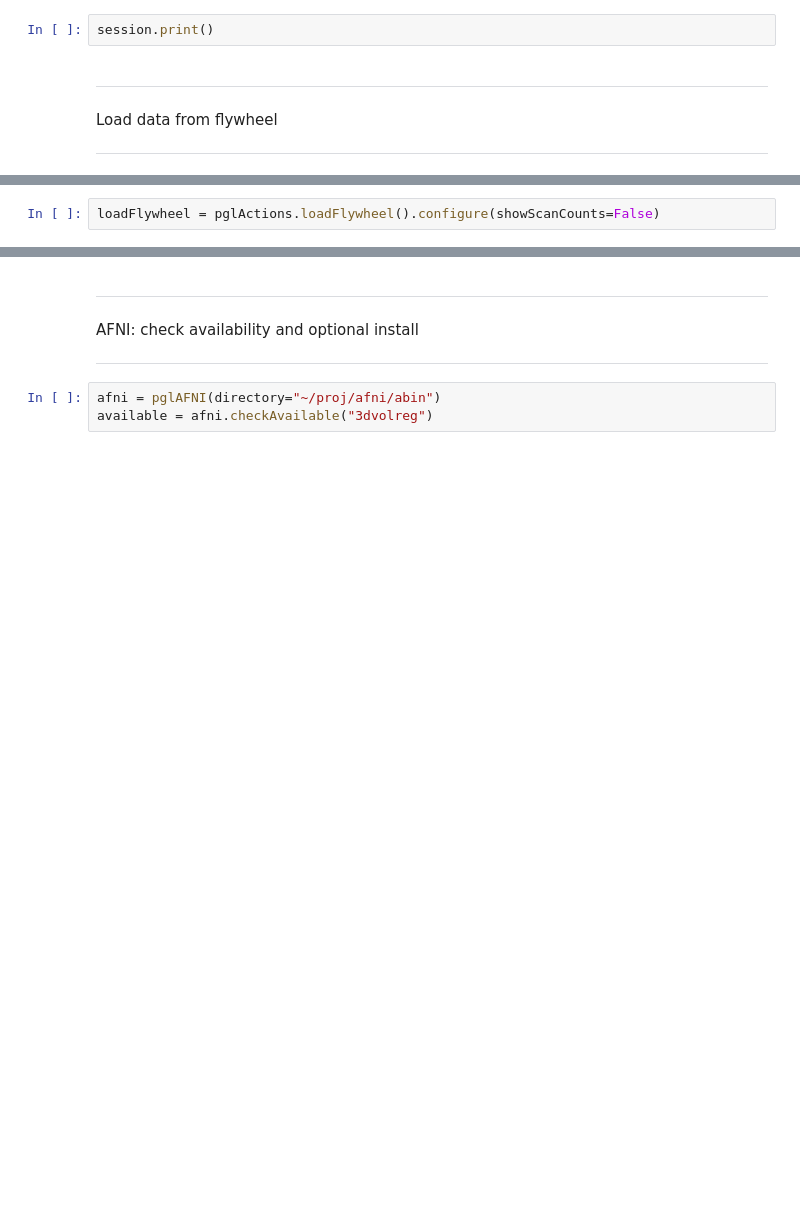
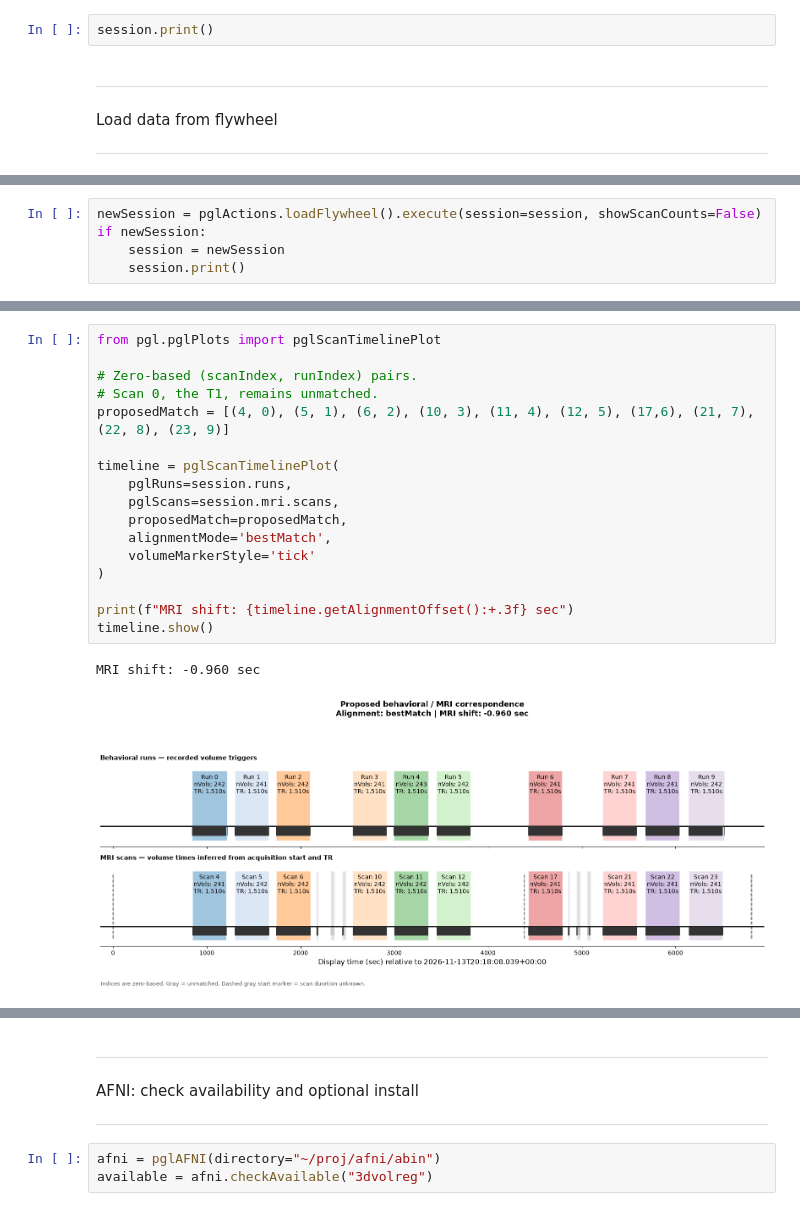
Before and after one commit to justingardner/pgl, a Jupyter notebook: tutorials/mriPipeline.ipynb, the cells around one changed output, grey strips where cells are left out. Saved outputs shown, nothing was run; the diff lists cells and outputs as text; blank space fills up the shorter version.

Commit message:
Displaying proposed match

```diff
--- a/tutorials/mriPipeline.ipynb
+++ b/tutorials/mriPipeline.ipynb
@@ -81,5 +80,8 @@ Timezone: 'America/Los_Angeles'
 # %%
-loadFlywheel = pglActions.loadFlywheel().configure(showScanCounts=False)
+newSession = pglActions.loadFlywheel().execute(session=session, showScanCounts=False)
+if newSession:
+    session = newSession
+    session.print()
 # %% [output]
 (pglFlywheel:__init__) Logged in as: Justin Gardner (jlg@stanford.edu)
 (pglFlywheelProject:loadedSessions) Loading sessions: babybrains
@@ -106,0 +125,20 @@ if newSession:
+# %%
+from pgl.pglPlots import pglScanTimelinePlot
+
+# Zero-based (scanIndex, runIndex) pairs.
+# Scan 0, the T1, remains unmatched.
+proposedMatch = [(4, 0), (5, 1), (6, 2), (10, 3), (11, 4), (12, 5), (17,6), (21, 7), (22, 8), (23, 9)]
+
+timeline = pglScanTimelinePlot(
+    pglRuns=session.runs,
+    pglScans=session.mri.scans,
+    proposedMatch=proposedMatch,
+    alignmentMode='bestMatch',
+    volumeMarkerStyle='tick'
+)
+
+print(f"MRI shift: {timeline.getAlignmentOffset():+.3f} sec")
+timeline.show()
+# %% [output]
+MRI shift: -0.960 sec
+[figure, added]
```
Also changed, not shown: parts of 12 cells of this notebook, 4 other files.
